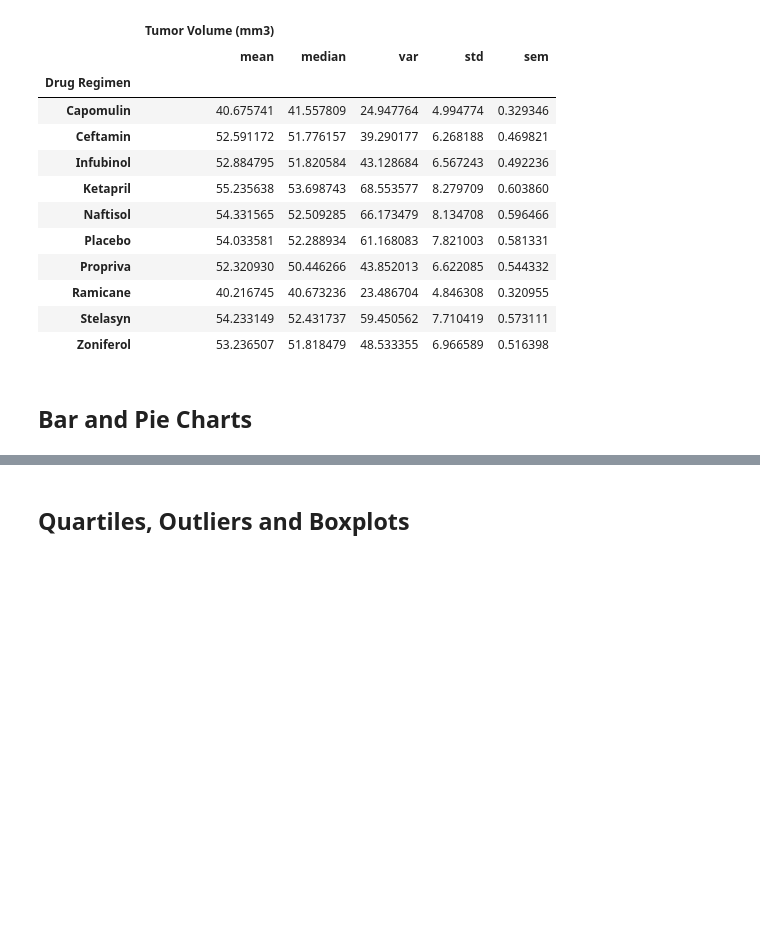
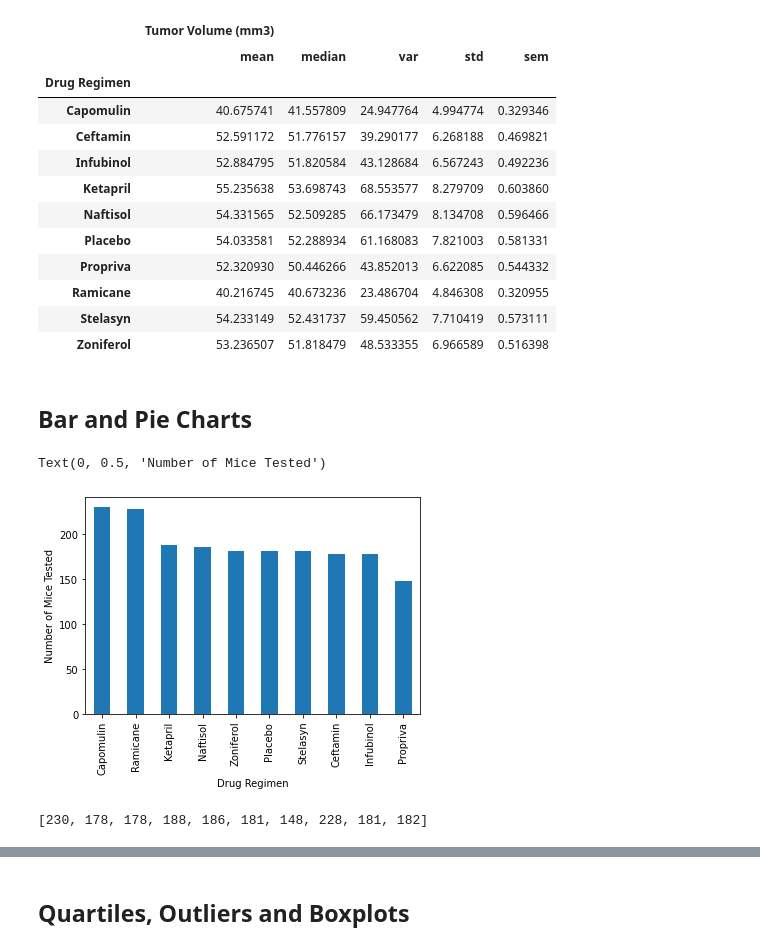
Before and after one commit to IlkayAtes11/Matplotlib-Challenge, a Jupyter notebook: Code/pymaceuticals.ipynb, the cells around one changed output, grey strips where cells are left out. Drawn from its saved outputs; the diff is of its cells as text; code cells hidden in the pictures; blank space fills up the shorter version.

```diff
--- a/Code/pymaceuticals.ipynb
+++ b/Code/pymaceuticals.ipynb
@@ -152,3 +157,17 @@ sum_stat2
 ## Bar and Pie Charts
 # %%
 # Generate a bar plot showing the total number of timepoints for all mice tested for each drug regimen using Pandas.
+
+tests = clean_data.groupby('Drug Regimen').count()['Timepoint'].sort_values(ascending=False)
+
+plot = tests.plot(kind = 'bar')
+plot.set_xlabel("Drug Regimen")
+plot.set_ylabel("Number of Mice Tested")
+# %% [output]
+Text(0, 0.5, 'Number of Mice Tested')
+[figure, added]
+# %%
+tests_2 = clean_data.groupby(['Drug Regimen']).count()['Timepoint'].tolist()
+tests_2
+# %% [output]
+[230, 178, 178, 188, 186, 181, 148, 228, 181, 182]
```
Also changed, not shown: parts of 3 cells of this notebook.
